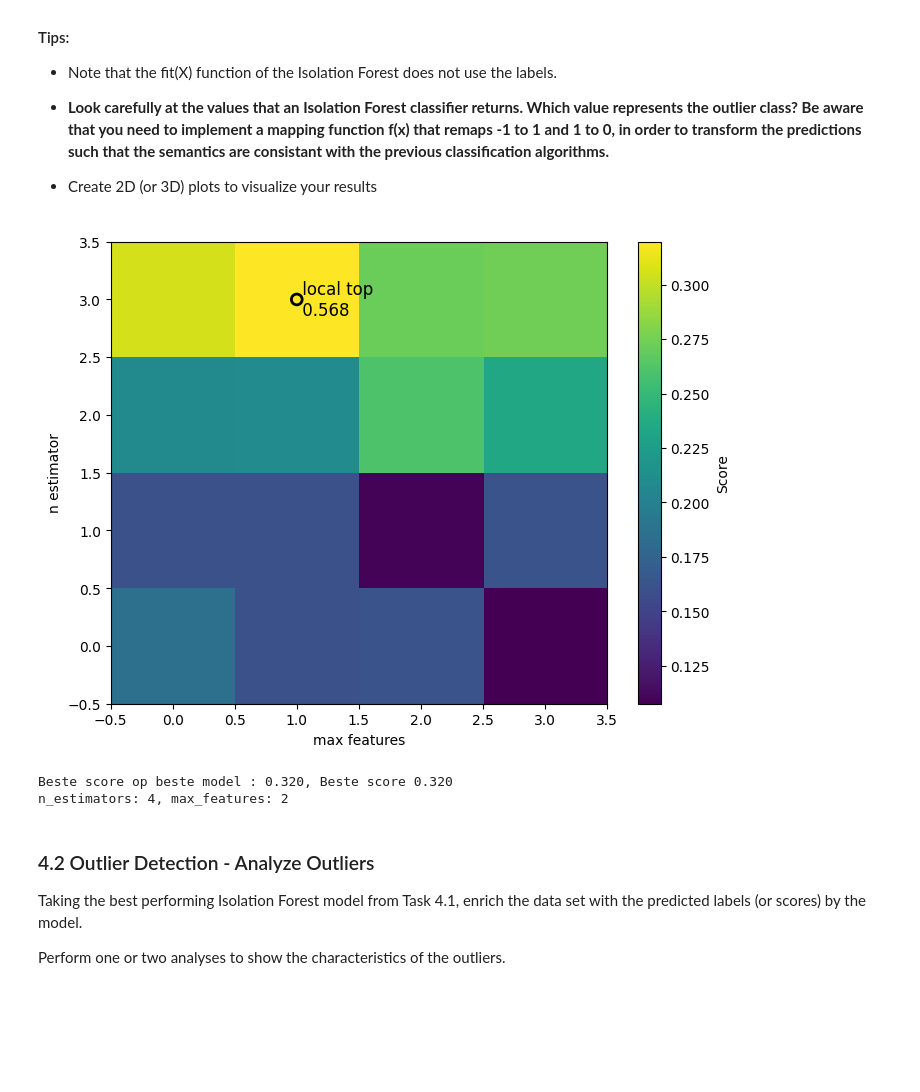
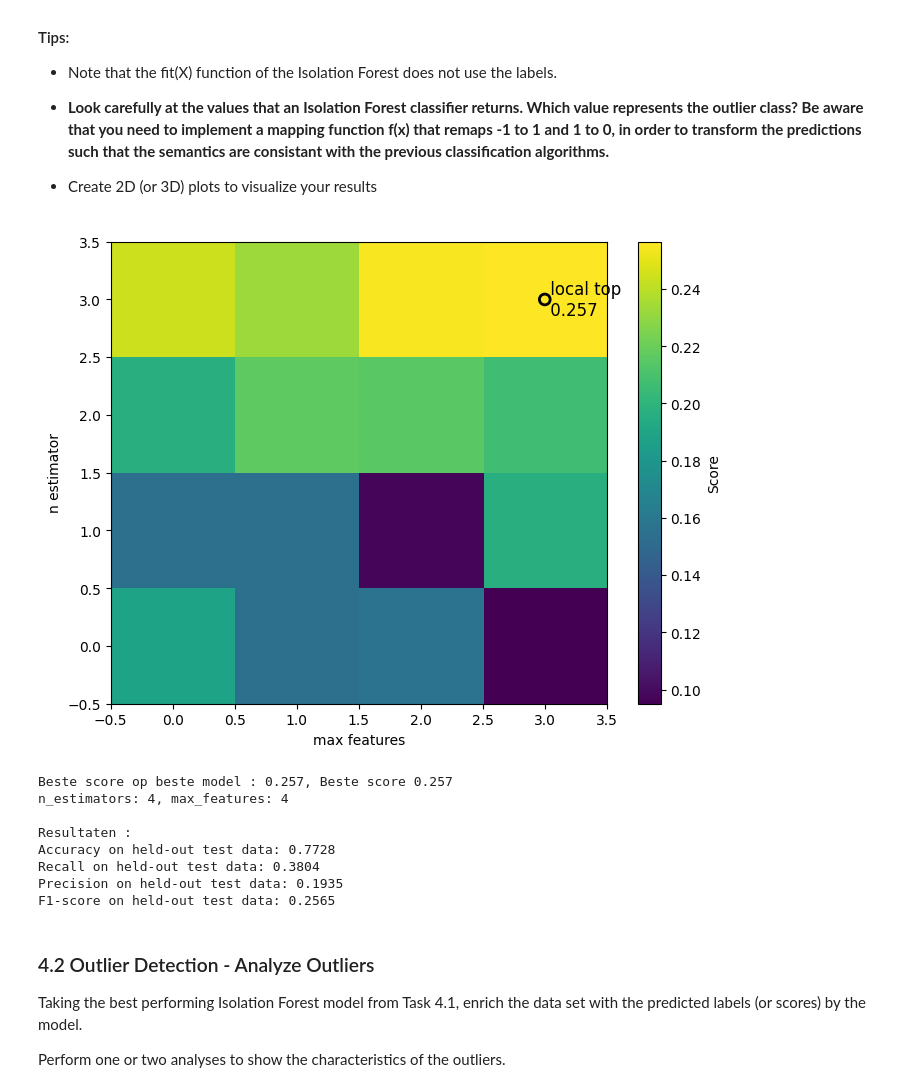
Before and after one commit to Zi-lon/Applications-of-machine-learning, a Jupyter notebook: Assignment 1/Assignment 1.ipynb, the cells around one changed output. Saved outputs shown, nothing was run; the diff lists cells and outputs as text; code cells hidden in the pictures; blank space fills up the shorter version.

```diff
--- a/Assignment 1/Assignment 1.ipynb
+++ b/Assignment 1/Assignment 1.ipynb
@@ -432,7 +409,7 @@ for train_index , val_index in kf.split(X_):
     y_t, y_val = y_.iloc[train_index], y_.iloc[val_index]
     j = 0
     for c in C:
-        dt = tree.DecisionTreeClassifier(min_samples_leaf = 1, max_depth = c)
+        dt = tree.DecisionTreeClassifier(max_depth = c)
         dt.fit(X_t, y_t)
         yhat = dt.predict(X_val)
         acc[i][j] = accuracy_score(yhat , y_val)
@@ -518,6 +495,16 @@ for fold_idx, (train_index, val_index) in enumerate(kf.split(X_)):
             fold_f1 = f1_score(y_val, yhat)
             scores[i, j] += fold_f1
 
+scores /= aantalFolds
+
+X, Y = np.meshgrid(max_depth, min_samples_leaf)
+fig = plt.figure(figsize=(10, 6))
+ax = fig.add_subplot(111, projection='3d')
+surf = ax.plot_surface(X, Y, scores.T, cmap='viridis', alpha=0.8)
+fig.colorbar(surf, ax=ax, shrink=0.5, aspect=5)
+
+plt.show()
+
 mean_f1 = scores / float(aantalFolds)
 
 best_idx = np.unravel_index(np.argmax(mean_f1), mean_f1.shape)
@@ -702,39 +690,51 @@ for i, n in enumerate(estimator):
         algoritme = IsolationForest(random_state=0, n_estimators = n, max_features= k)
         algoritme.fit(X_)
 
         y_pred = algoritme.predict(X_heldout)
         y_pred_mapping = (y_pred == -1).astype(int)
 
         score[i,j] = f1_score(y_heldout, y_pred_mapping)
 
 
 # TODO: return the optimal Isolation Forest model
 bestidx = np.unravel_index(np.argmax(score), score.shape)
-best_estimator = int(estimator[bestidx[0]])
-best_features = int(maxfeatures[bestidx[1]])
+best_estimator = int(estimator[bestidx[1]])
+best_features = int(maxfeatures[bestidx[0]])
 beste_score = score[bestidx]
 
 plt.figure(figsize=(8,6))
 im = plt.imshow(score, origin='lower', aspect='auto', cmap='viridis')
 plt.scatter(bestidx[1], bestidx[0], marker='o', s=60, linewidths=2, facecolors='none', edgecolors='black')
-plt.text(bestidx[1], bestidx[0], f' local top\n {best_score:.3f}', color='black', va='center', ha='left', fontsize=12)
+plt.text(bestidx[1], bestidx[0], f' local top\n {beste_score:.3f}', color='black', va='center', ha='left', fontsize=12)
 
 plt.xlabel('max features')
 plt.ylabel('n estimator')
 plt.colorbar(im, label = "Score")
 plt.show()
 
 # # TODO: compute the performance of the model
 best_model = IsolationForest(random_state=0, n_estimators=best_estimator, max_features=best_features)
 best_model.fit(X_)
 y_pred = best_model.predict(X_heldout)
 y_pred_mapping = (y_pred == -1).astype(int)
 print(f"Beste score op beste model : {f1_score(y_heldout, y_pred_mapping):.3f}, Beste score {beste_score:.3f}")
 print(f"n_estimators: {best_estimator}, max_features: {best_features}")
+
+print("\nResultaten : ")
+print(f"Accuracy on held-out test data: {round(accuracy_score(y_heldout, y_pred_mapping), 4)}")
+print(f"Recall on held-out test data: {round(recall_score(y_heldout, y_pred_mapping),4)}")
+print(f"Precision on held-out test data: {round(precision_score(y_heldout, y_pred_mapping),4)}")
+print(f"F1-score on held-out test data: {round(f1_score(y_heldout, y_pred_mapping), 4)}")
 # %% [output]
-[figure, old version]
+[figure, new version]
-Beste score op beste model : 0.320, Beste score 0.320
-n_estimators: 4, max_features: 2
+Beste score op beste model : 0.257, Beste score 0.257
+n_estimators: 4, max_features: 4
+
+Resultaten :
+Accuracy on held-out test data: 0.7728
+Recall on held-out test data: 0.3804
+Precision on held-out test data: 0.1935
+F1-score on held-out test data: 0.2565
 # %% [markdown]
 ### 4.2 Outlier Detection - Analyze Outliers
 
```
Also changed, not shown: parts of 7 cells of this notebook.
